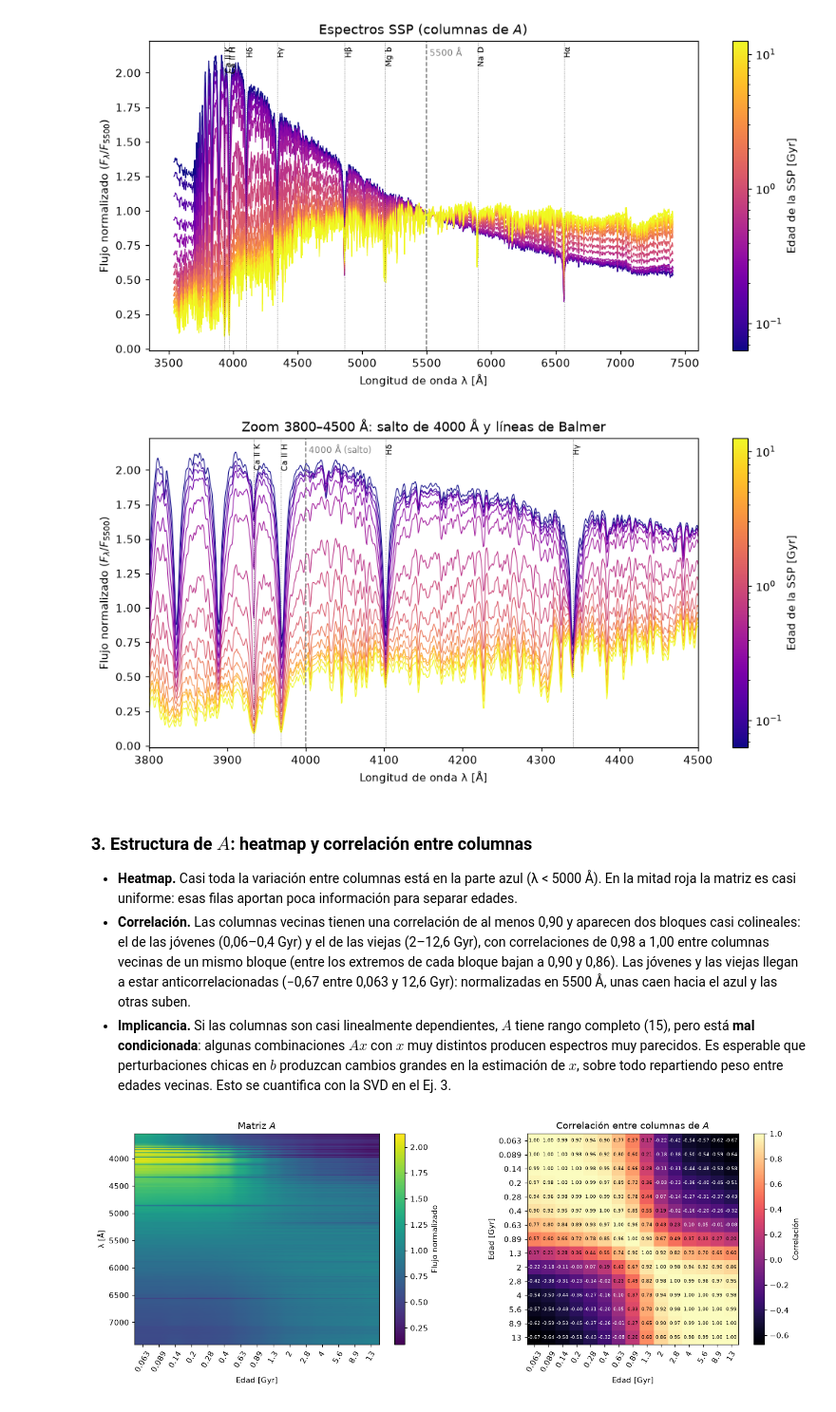
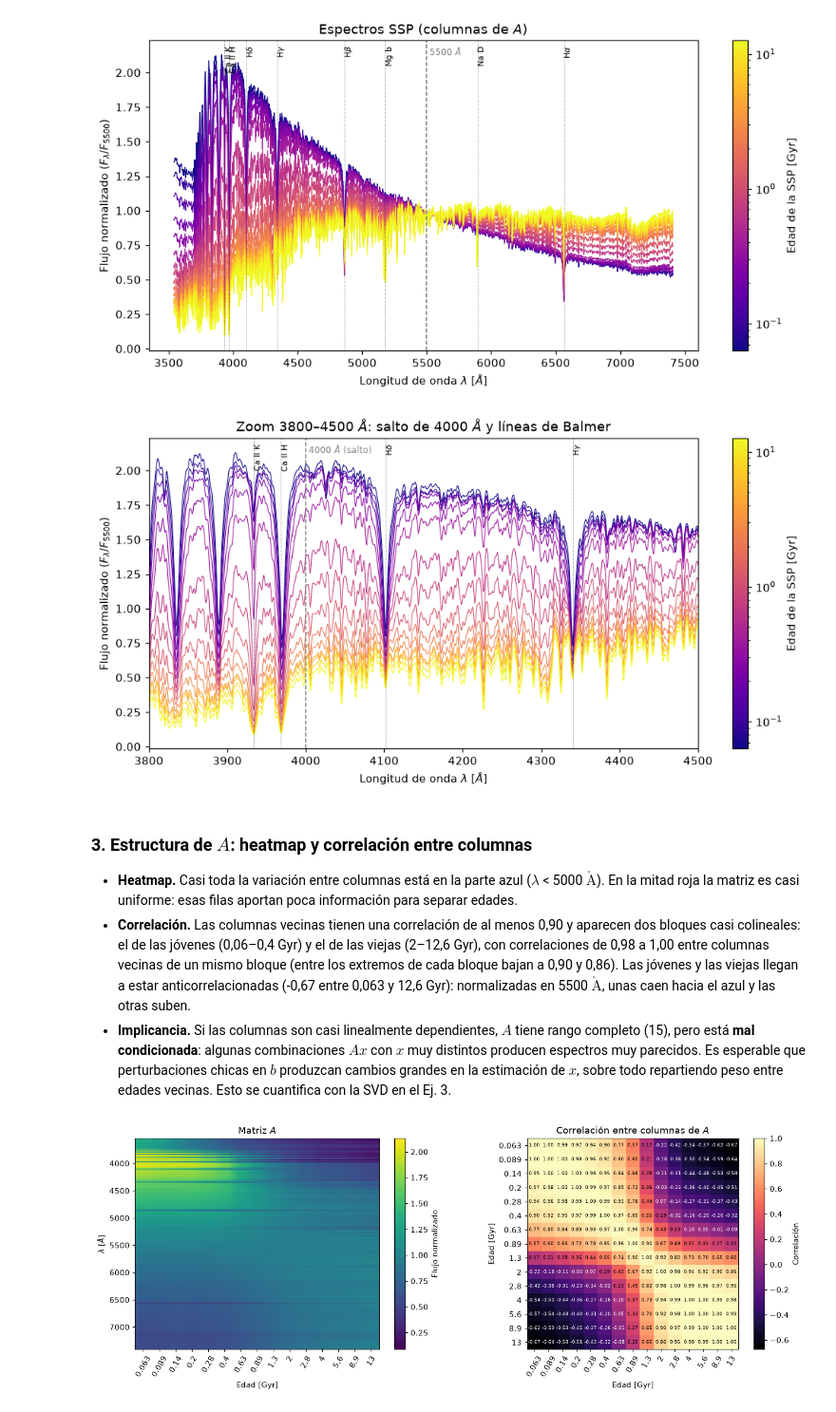
Before and after one commit to emalincic/TP2---M-todos-Num-ricos, a Jupyter notebook: TP2_completo.ipynb, the cells around one changed output. Shown at 95% size. Cells and saved outputs as stored; diff of their text form; code cells hidden in the pictures.

```diff
--- a/TP2_completo.ipynb
+++ b/TP2_completo.ipynb
@@ -9,12 +20,4 @@ Un solo notebook con los cinco ejercicios. Se ejecuta de arriba a abajo; la prim
 # %%
-from pathlib import Path
-import urllib.request
-
-import numpy as np
-import pandas as pd
-import matplotlib.pyplot as plt
-from matplotlib.colors import LogNorm
-
 plt.rcParams.update({"figure.dpi": 110})
 
 ARCHIVOS = ["longitudondayA.csv", "espectro_ruido.csv", "espectroideal.csv", "x_real.csv"]
@@ -46,7 +49,7 @@ def cargar_datos(carpeta):
     df_ideal = pd.read_csv(carpeta / "espectroideal.csv")
     df_x = pd.read_csv(carpeta / "x_real.csv")
 
-    # Matriz A: la primera columna es λ y el resto son los espectros SSP.
+    # Matriz A: la primera columna es lambda y el resto son los espectros SSP.
     lam = df_A["longitud_onda_A"].to_numpy(dtype=float)
     columnas_ssp = [c for c in df_A.columns if c != "longitud_onda_A"]
     A = df_A[columnas_ssp].to_numpy(dtype=float)
@@ -63,8 +66,8 @@ def cargar_datos(carpeta):
     x_real = df_x["proporcion_x_real"].to_numpy(dtype=float)
 
     assert A.shape == (4300, 15), f"A tiene forma {A.shape}, se esperaba (4300, 15)"
-    assert np.array_equal(lam, lam_ruido), "Las λ de espectro_ruido.csv no coinciden con las de A"
-    assert np.array_equal(lam, lam_ideal), "Las λ de espectroideal.csv no coinciden con las de A"
+    assert np.array_equal(lam, lam_ruido), "Las lambda de espectro_ruido.csv no coinciden con las de A"
+    assert np.array_equal(lam, lam_ideal), "Las lambda de espectroideal.csv no coinciden con las de A"
     assert np.isclose(x_real.sum(), 1), f"x_real suma {x_real.sum()}, se esperaba 1"
     assert np.allclose(edades, edades_x, rtol=1e-2), (
         "Las edades de las columnas de A no coinciden con edad_Gyr de x_real.csv"
@@ -154,12 +155,12 @@ norm = LogNorm(edades.min(), edades.max())
 lineas = {
     "Ca II K": 3933.7,
     "Ca II H": 3968.5,
-    "Hδ": 4101.7,
-    "Hγ": 4340.5,
-    "Hβ": 4861.3,
+    "H$\\delta$": 4101.7,
+    "H$\\gamma$": 4340.5,
+    "H$\\beta$": 4861.3,
     "Mg b": 5175,
     "Na D": 5893,
-    "Hα": 6562.8,
+    "H$\\alpha$": 6562.8,
 }
 
 fig, ax = plt.subplots(figsize=(11, 5))
@@ -172,14 +173,14 @@ cbar = fig.colorbar(sm, ax=ax)
 cbar.set_label("Edad de la SSP [Gyr]")
 
 ax.axvline(5500, color="gray", linestyle="--", linewidth=1)
-ax.text(5500, 0.98, " 5500 Å", color="gray", fontsize=8, ha="left", va="top",
+ax.text(5500, 0.98, " 5500 $\\AA$", color="gray", fontsize=8, ha="left", va="top",
         transform=ax.get_xaxis_transform())
 for nombre, longitud in lineas.items():
     ax.axvline(longitud, color="k", linestyle=":", linewidth=0.6, alpha=0.6)
     ax.text(longitud, 0.98, nombre, rotation=90, fontsize=7, ha="left", va="top",
             transform=ax.get_xaxis_transform())
 
-ax.set_xlabel("Longitud de onda λ [Å]")
+ax.set_xlabel("Longitud de onda $\\lambda$ [$\\AA$]")
 ax.set_ylabel(r"Flujo normalizado ($F_\lambda / F_{5500}$)")
 ax.set_title("Espectros SSP (columnas de $A$)")
 plt.show()
@@ -188,36 +189,36 @@ plt.show()
 # %%
 mascara = (lam >= 3800) & (lam <= 4500)
 
 fig, ax = plt.subplots(figsize=(11, 5))
 for j in range(A.shape[1]):
     ax.plot(lam[mascara], A[mascara, j], color=cmap(norm(edades[j])), linewidth=0.7)
 
 sm = plt.cm.ScalarMappable(cmap=cmap, norm=norm)
 sm.set_array([])
 cbar = fig.colorbar(sm, ax=ax)
 cbar.set_label("Edad de la SSP [Gyr]")
 
 ax.axvline(4000, color="gray", linestyle="--", linewidth=1)
-ax.text(4000, 0.98, " 4000 Å (salto)", color="gray", fontsize=8, ha="left", va="top",
+ax.text(4000, 0.98, " 4000 $\\AA$ (salto)", color="gray", fontsize=8, ha="left", va="top",
         transform=ax.get_xaxis_transform())
 for nombre, longitud in lineas.items():
     if 3800 <= longitud <= 4500:
         ax.axvline(longitud, color="k", linestyle=":", linewidth=0.6, alpha=0.6)
         ax.text(longitud, 0.98, nombre, rotation=90, fontsize=7, ha="left", va="top",
                 transform=ax.get_xaxis_transform())
 
 ax.set_xlim(3800, 4500)
-ax.set_xlabel("Longitud de onda λ [Å]")
+ax.set_xlabel("Longitud de onda $\\lambda$ [$\\AA$]")
 ax.set_ylabel(r"Flujo normalizado ($F_\lambda / F_{5500}$)")
-ax.set_title("Zoom 3800–4500 Å: salto de 4000 Å y líneas de Balmer")
+ax.set_title("Zoom 3800–4500 $\\AA$: salto de 4000 $\\AA$ y líneas de Balmer")
 plt.show()
 # %% [output]
-[figure, old version]
+[figure, new version]
 # %% [markdown]
 ### 3. Estructura de $A$: heatmap y correlación entre columnas
 
-- **Heatmap.** Casi toda la variación entre columnas está en la parte azul (λ < 5000 Å). En la mitad roja la matriz es casi uniforme: esas filas aportan poca información para separar edades.
-- **Correlación.** Las columnas vecinas tienen una correlación de al menos 0,90 y aparecen dos bloques casi colineales: el de las jóvenes (0,06–0,4 Gyr) y el de las viejas (2–12,6 Gyr), con correlaciones de 0,98 a 1,00 entre columnas vecinas de un mismo bloque (entre los extremos de cada bloque bajan a 0,90 y 0,86). Las jóvenes y las viejas llegan a estar anticorrelacionadas (−0,67 entre 0,063 y 12,6 Gyr): normalizadas en 5500 Å, unas caen hacia el azul y las otras suben.
+- **Heatmap.** Casi toda la variación entre columnas está en la parte azul ($\lambda$ < 5000 $\mathring{\mathrm{A}}$). En la mitad roja la matriz es casi uniforme: esas filas aportan poca información para separar edades.
+- **Correlación.** Las columnas vecinas tienen una correlación de al menos 0,90 y aparecen dos bloques casi colineales: el de las jóvenes (0,06–0,4 Gyr) y el de las viejas (2–12,6 Gyr), con correlaciones de 0,98 a 1,00 entre columnas vecinas de un mismo bloque (entre los extremos de cada bloque bajan a 0,90 y 0,86). Las jóvenes y las viejas llegan a estar anticorrelacionadas (-0,67 entre 0,063 y 12,6 Gyr): normalizadas en 5500 $\mathring{\mathrm{A}}$, unas caen hacia el azul y las otras suben.
 - **Implicancia.** Si las columnas son casi linealmente dependientes, $A$ tiene rango completo (15), pero está **mal condicionada**: algunas combinaciones $Ax$ con $x$ muy distintos producen espectros muy parecidos. Es esperable que perturbaciones chicas en $b$ produzcan cambios grandes en la estimación de $x$, sobre todo repartiendo peso entre edades vecinas. Esto se cuantifica con la SVD en el Ej. 3.
 # %%
 etiquetas_edad = [f"{e:.2g}" for e in edades]
```
Also changed, not shown: parts of 48 cells of this notebook.
